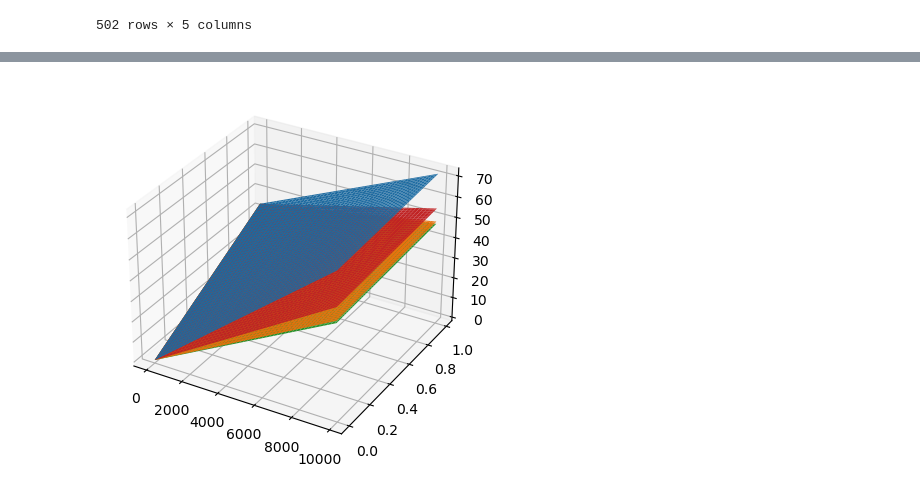
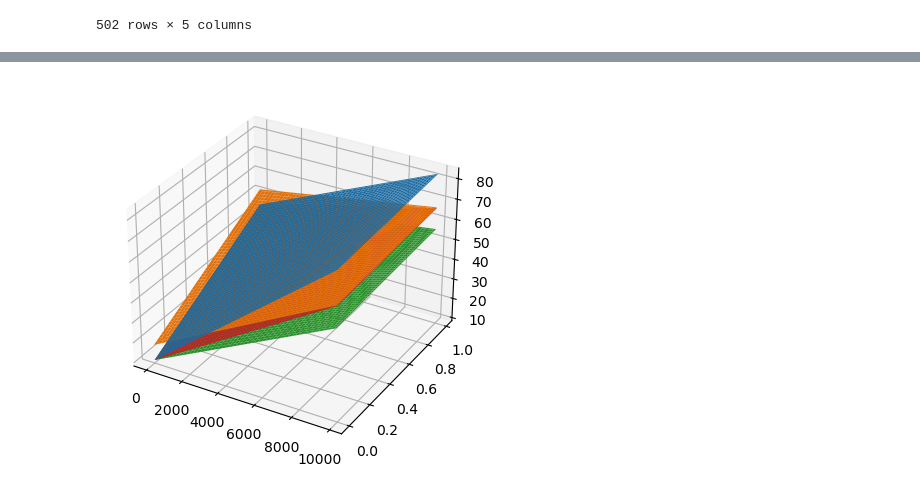
Before and after one commit to davidchocholaty/BUT-FIT-MSP-2, a Jupyter notebook: solution.ipynb, the cells around one changed output, grey strips where cells are left out. Cells and saved outputs as stored; diff of their text form; code cells hidden in the pictures.

Commit message:
add final model first version

```diff
--- a/solution.ipynb
+++ b/solution.ipynb
@@ -546,0 +973,13 @@ strong multicollinearity or other numerical problems.
+# %%
+# Odstraneni ActiveUsers_ActiveUsers
+formula_definition = 'Ping ~ ActiveUsers + InteractingPct + Windows + ' + \
+    'ActiveUsers_InteractingPct + ' + \
+    'ActiveUsers_MacOS + ' + \
+    'ActiveUsers_Windows + ' + \
+    'ActiveUsers_iOS'
+model = smf.ols(formula=formula_definition, data=df_2)
+model_fit = model.fit()
+model_fit.summary()
+# We need to select a significance level to stay in the model. (SL=0.05)
+
+model_fit.summary()
@@ -557,30 +1059,44 @@ x = np.arange(0, 10000, 100)
 y = np.arange(0.0, 1.0, 0.01)
 X, Y = np.meshgrid(x, y)
 
-print(final_model_fit.params)
+print(model_fit.params)
 
-zs_macos = full_model_fit.params['Intercept'] + \
-    final_model_fit.params['ActiveUsers'] * X + \
-    final_model_fit.params['ActiveUsers:C(OSType)[T.MacOS]'] * X + \
-    final_model_fit.params['InteractingPct'] * Y + \
-    final_model_fit.params['ActiveUsers:InteractingPct'] * X * Y
+zs_macos = model_fit.params['Intercept'] + \
+    model_fit.params['ActiveUsers'] * X + \
+    model_fit.params['ActiveUsers_MacOS'] * X + \
+    model_fit.params['InteractingPct'] * Y + \
+    model_fit.params['ActiveUsers_InteractingPct'] * X * Y
+    # model_fit.params['ActiveUsers_ActiveUsers'] * X * X
+    # model_fit.params['InteractingPct_InteractingPct'] * Y * Y
+    # model_fit.params['MacOS'] + \
+    # model_fit.params['InteractingPct_MacOS'] * Y + \
 
-zs_win = full_model_fit.params['Intercept'] + \
-    final_model_fit.params['ActiveUsers'] * X + \
-    final_model_fit.params['ActiveUsers:C(OSType)[T.Windows]'] * X + \
-    final_model_fit.params['InteractingPct'] * Y + \
-    final_model_fit.params['ActiveUsers:InteractingPct'] * X * Y
+zs_win = model_fit.params['Intercept'] + \
+    model_fit.params['Windows'] + \
+    model_fit.params['ActiveUsers'] * X + \
+    model_fit.params['ActiveUsers_Windows'] * X + \
+    model_fit.params['InteractingPct'] * Y + \
+    model_fit.params['ActiveUsers_InteractingPct'] * X * Y
+    # model_fit.params['ActiveUsers_ActiveUsers'] * X * X
+    # model_fit.params['InteractingPct_Windows'] * Y + \
+    # model_fit.params['InteractingPct_InteractingPct'] * Y * Y
 
-zs_ios = full_model_fit.params['Intercept'] + \
-    final_model_fit.params['ActiveUsers'] * X + \
-    final_model_fit.params['ActiveUsers:C(OSType)[T.iOS]'] * X + \
-    final_model_fit.params['InteractingPct'] * Y + \
-    final_model_fit.params['ActiveUsers:InteractingPct'] * X * Y
+zs_ios = model_fit.params['Intercept'] + \
+    model_fit.params['ActiveUsers'] * X + \
+    model_fit.params['ActiveUsers_iOS'] * X + \
+    model_fit.params['InteractingPct'] * Y + \
+    model_fit.params['ActiveUsers_InteractingPct'] * X * Y
+    # model_fit.params['ActiveUsers_ActiveUsers'] * X * X
+    # model_fit.params['iOS'] + \
+    # model_fit.params['InteractingPct_iOS'] * Y + \
+    # model_fit.params['InteractingPct_InteractingPct'] * Y * Y
 
-zs_android = full_model_fit.params['Intercept'] + \
-    final_model_fit.params['ActiveUsers'] * X + \
-    final_model_fit.params['InteractingPct'] * Y + \
-    final_model_fit.params['ActiveUsers:InteractingPct'] * X * Y
+zs_android = model_fit.params['Intercept'] + \
+    model_fit.params['ActiveUsers'] * X + \
+    model_fit.params['InteractingPct'] * Y + \
+    model_fit.params['ActiveUsers_InteractingPct'] * X * Y
+    # model_fit.params['ActiveUsers_ActiveUsers'] * X * X
+    # model_fit.params['InteractingPct_InteractingPct'] * Y * Y
 
 Z_macos = zs_macos.reshape(X.shape)
 Z_win = zs_win.reshape(X.shape)
@@ -619,2 +1133,2 @@ ActiveUsers:InteractingPct          -0.003234
 dtype: float64
-[figure, old version]
+[figure, new version]
```
Also changed, not shown: parts of 18 cells of this notebook.
